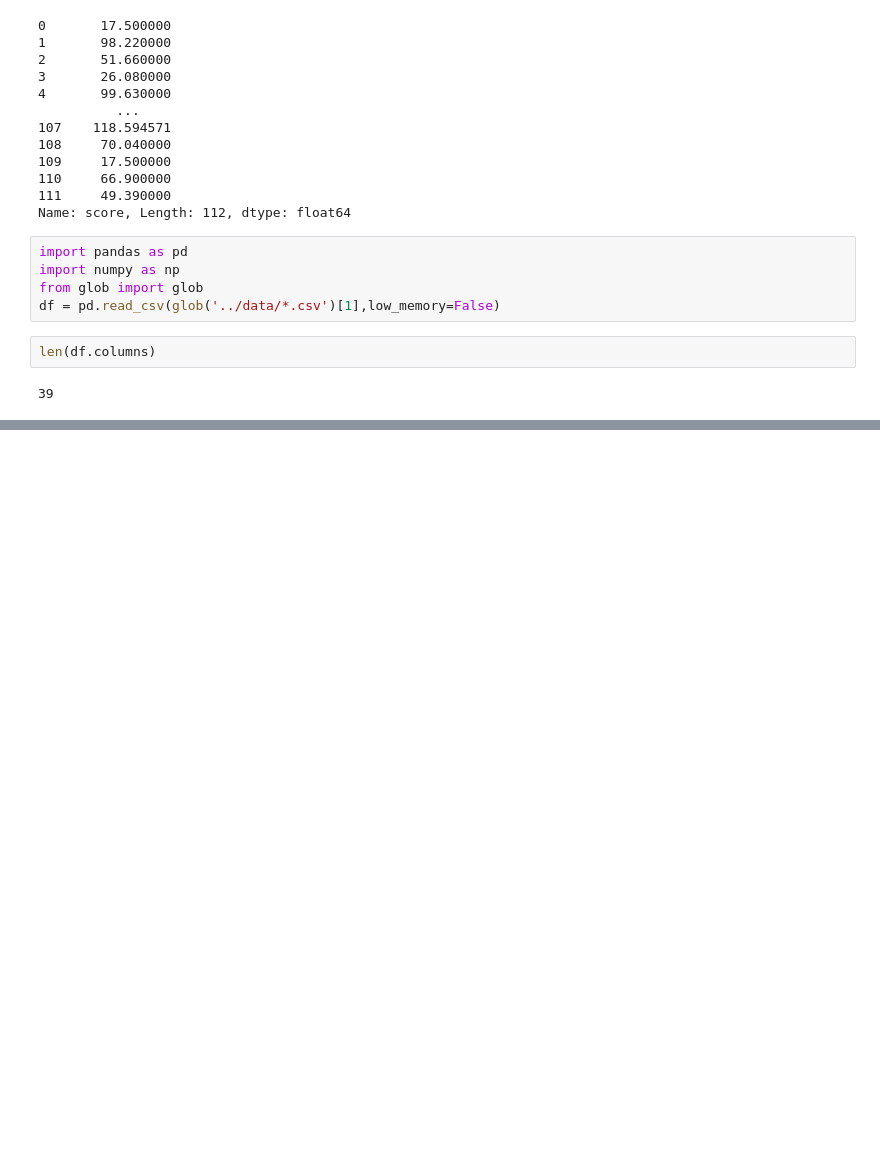
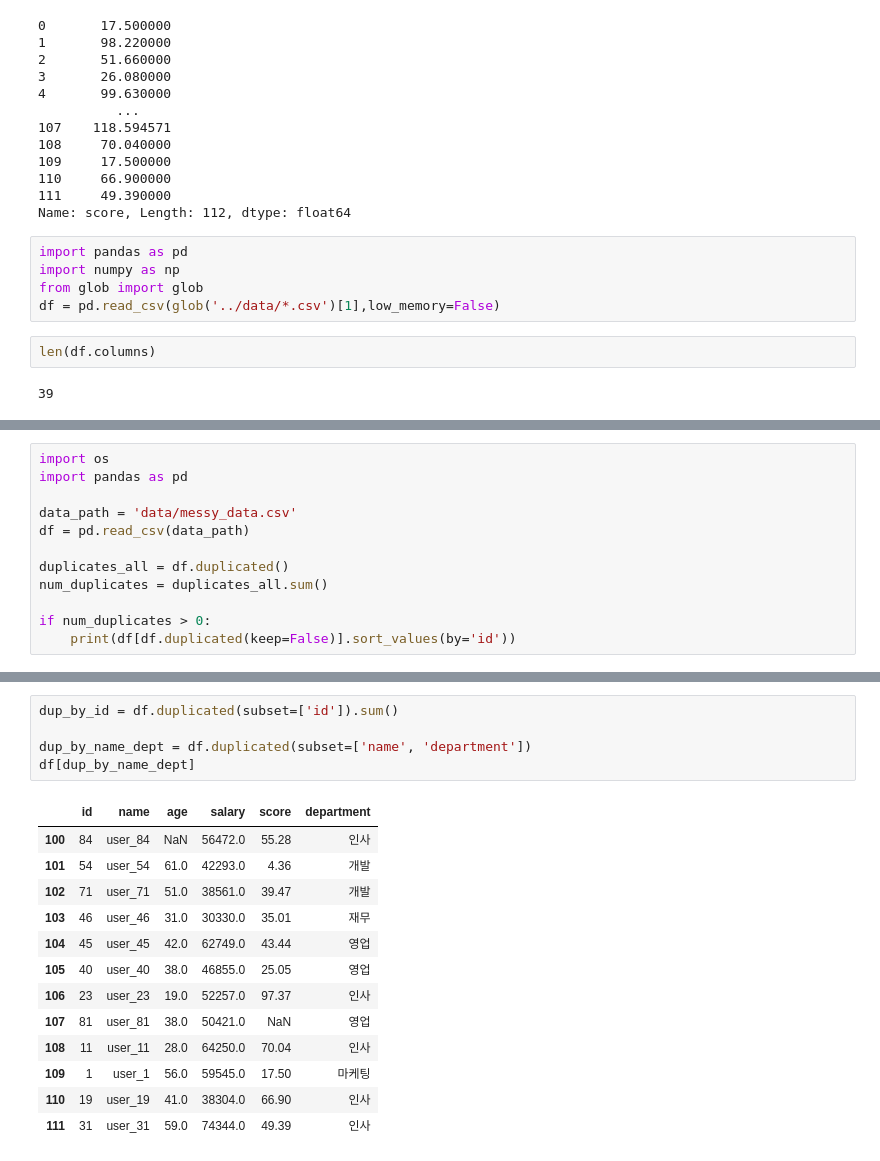
Before and after one commit to Jihun105/hun, a Jupyter notebook: pandas/processing_NaN/001.ipynb, the cells around one changed output, grey strips where cells are left out. Drawn from its saved outputs; the diff is of its cells as text; blank space fills up the shorter version.

```diff
--- a/pandas/processing_NaN/001.ipynb
+++ b/pandas/processing_NaN/001.ipynb
@@ -125,0 +262,12 @@ len(df.columns)
+# %%
+import os
+import pandas as pd
+
+data_path = 'data/messy_data.csv'
+df = pd.read_csv(data_path)
+
+duplicates_all = df.duplicated()
+num_duplicates = duplicates_all.sum()
+
+if num_duplicates > 0:
+    print(df[df.duplicated(keep=False)].sort_values(by='id'))
@@ -125,0 +292,19 @@ len(df.columns)
+# %%
+dup_by_id = df.duplicated(subset=['id']).sum()
+
+dup_by_name_dept = df.duplicated(subset=['name', 'department'])
+df[dup_by_name_dept]
+# %% [output]
+|  | id | name | age | salary | score | department |
+| 100 | 84 | user_84 | NaN | 56472.0 | 55.28 | 인사 |
+| 101 | 54 | user_54 | 61.0 | 42293.0 | 4.36 | 개발 |
+| 102 | 71 | user_71 | 51.0 | 38561.0 | 39.47 | 개발 |
+| 103 | 46 | user_46 | 31.0 | 30330.0 | 35.01 | 재무 |
+| 104 | 45 | user_45 | 42.0 | 62749.0 | 43.44 | 영업 |
+| 105 | 40 | user_40 | 38.0 | 46855.0 | 25.05 | 영업 |
+| 106 | 23 | user_23 | 19.0 | 52257.0 | 97.37 | 인사 |
+| 107 | 81 | user_81 | 38.0 | 50421.0 | NaN | 영업 |
+| 108 | 11 | user_11 | 28.0 | 64250.0 | 70.04 | 인사 |
+| 109 | 1 | user_1 | 56.0 | 59545.0 | 17.50 | 마케팅 |
+| 110 | 19 | user_19 | 41.0 | 38304.0 | 66.90 | 인사 |
+| 111 | 31 | user_31 | 59.0 | 74344.0 | 49.39 | 인사 |
```
Also changed, not shown: parts of 16 cells of this notebook, 30 other files.
